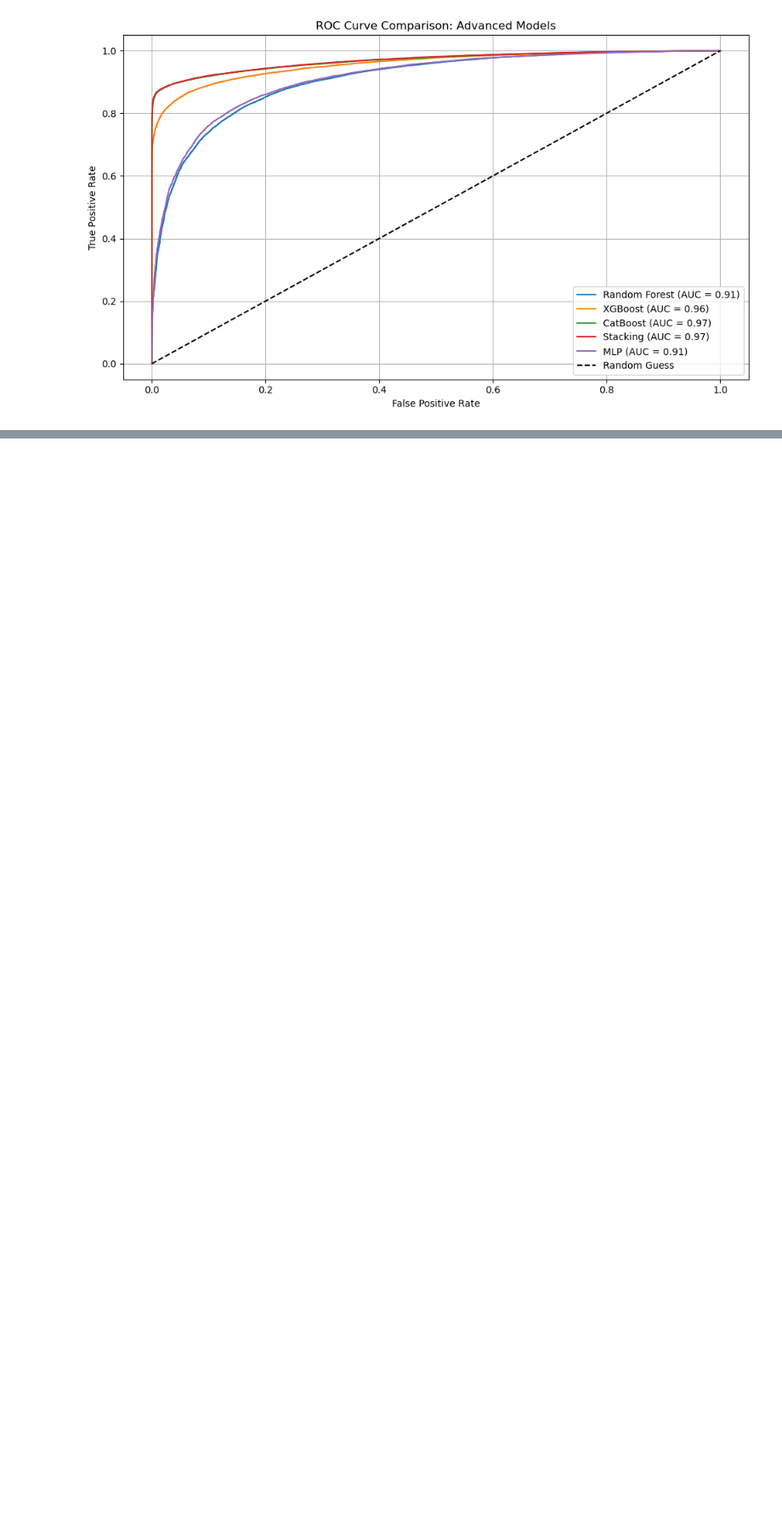
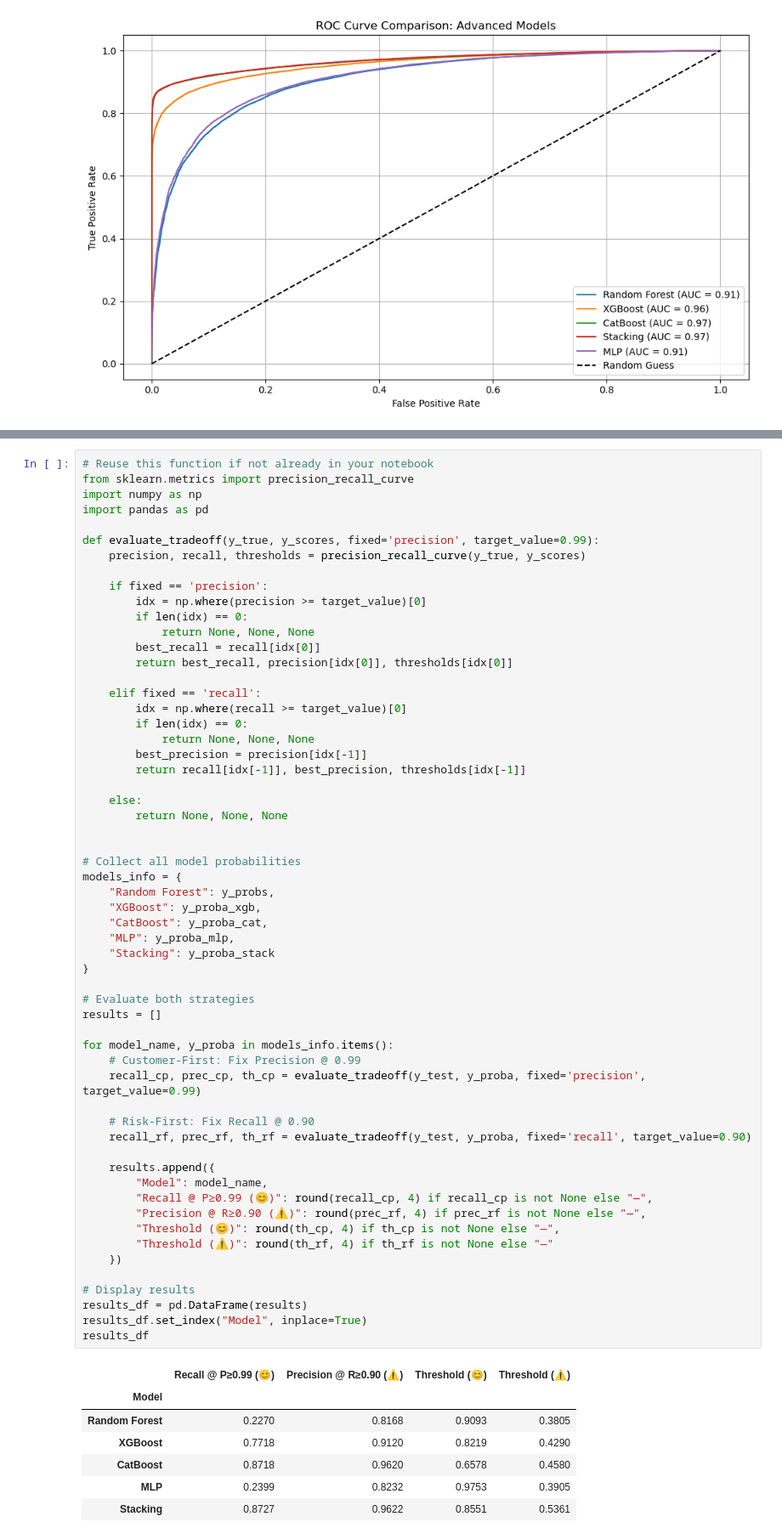
Before and after one commit to dhanashri-dotcom/bankloan-default-prediction, a Jupyter notebook: notebooks/Loan_Default_Prediction.ipynb, the cells around one changed output, grey strips where cells are left out. Shown at 85% size. Drawn from its saved outputs; the diff is of its cells as text; blank space fills up the shorter version.

```diff
--- a/notebooks/Loan_Default_Prediction.ipynb
+++ b/notebooks/Loan_Default_Prediction.ipynb
@@ -804,0 +840,66 @@ plt.show()
+# %%
+# Reuse this function if not already in your notebook
+from sklearn.metrics import precision_recall_curve
+import numpy as np
+import pandas as pd
+
+def evaluate_tradeoff(y_true, y_scores, fixed='precision', target_value=0.99):
+    precision, recall, thresholds = precision_recall_curve(y_true, y_scores)
+
+    if fixed == 'precision':
+        idx = np.where(precision >= target_value)[0]
+        if len(idx) == 0:
+            return None, None, None
+        best_recall = recall[idx[0]]
+        return best_recall, precision[idx[0]], thresholds[idx[0]]
+
+    elif fixed == 'recall':
+        idx = np.where(recall >= target_value)[0]
+        if len(idx) == 0:
+            return None, None, None
+        best_precision = precision[idx[-1]]
+        return recall[idx[-1]], best_precision, thresholds[idx[-1]]
+
+    else:
+        return None, None, None
+
+
+# Collect all model probabilities
+models_info = {
+    "Random Forest": y_probs,
+    "XGBoost": y_proba_xgb,
+    "CatBoost": y_proba_cat,
+    "MLP": y_proba_mlp,
+    "Stacking": y_proba_stack
+}
+
+# Evaluate both strategies
+results = []
+
+for model_name, y_proba in models_info.items():
+    # Customer-First: Fix Precision @ 0.99
+    recall_cp, prec_cp, th_cp = evaluate_tradeoff(y_test, y_proba, fixed='precision', target_value=0.99)
+
+    # Risk-First: Fix Recall @ 0.90
+    recall_rf, prec_rf, th_rf = evaluate_tradeoff(y_test, y_proba, fixed='recall', target_value=0.90)
+
+    results.append({
+        "Model": model_name,
+        "Recall @ P≥0.99 (😊)": round(recall_cp, 4) if recall_cp is not None else "—",
+        "Precision @ R≥0.90 (⚠️)": round(prec_rf, 4) if prec_rf is not None else "—",
+        "Threshold (😊)": round(th_cp, 4) if th_cp is not None else "—",
+        "Threshold (⚠️)": round(th_rf, 4) if th_rf is not None else "—"
+    })
+
+# Display results
+results_df = pd.DataFrame(results)
+results_df.set_index("Model", inplace=True)
+results_df
+# %% [output]
+|  | Recall @ P≥0.99 (😊) | Precision @ R≥0.90 (⚠️) | Threshold (😊) | Threshold (⚠️) |
+| Model |  |  |  |  |
+| Random Forest | 0.2270 | 0.8168 | 0.9093 | 0.3805 |
+| XGBoost | 0.7718 | 0.9120 | 0.8219 | 0.4290 |
+| CatBoost | 0.8718 | 0.9620 | 0.6578 | 0.4580 |
+| MLP | 0.2399 | 0.8232 | 0.9753 | 0.3905 |
+| Stacking | 0.8727 | 0.9622 | 0.8551 | 0.5361 |
```
Also changed, not shown: parts of 2 cells of this notebook.
